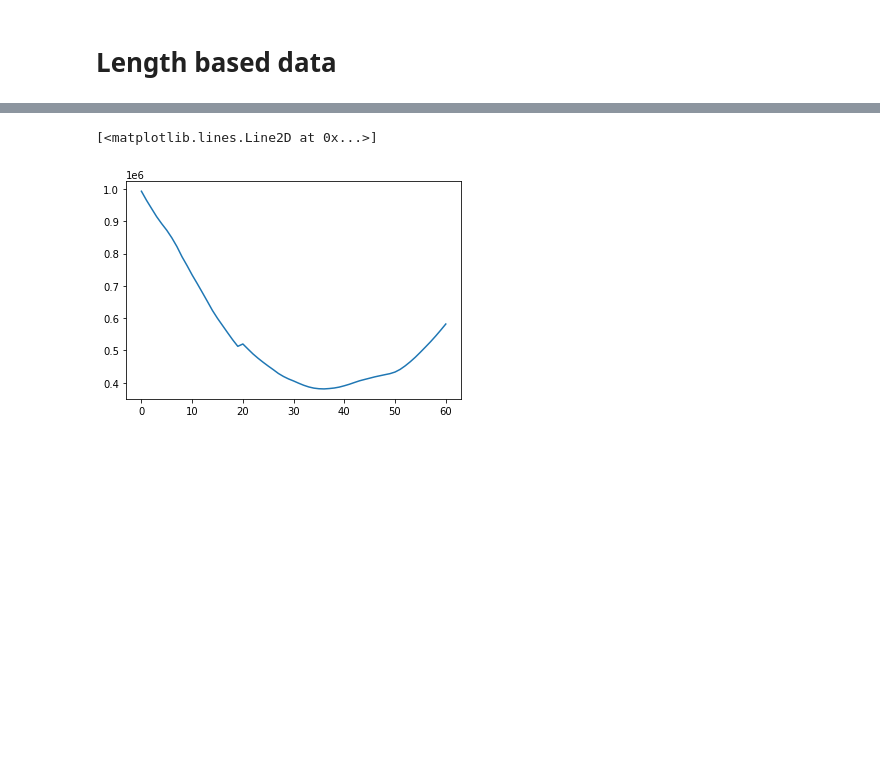
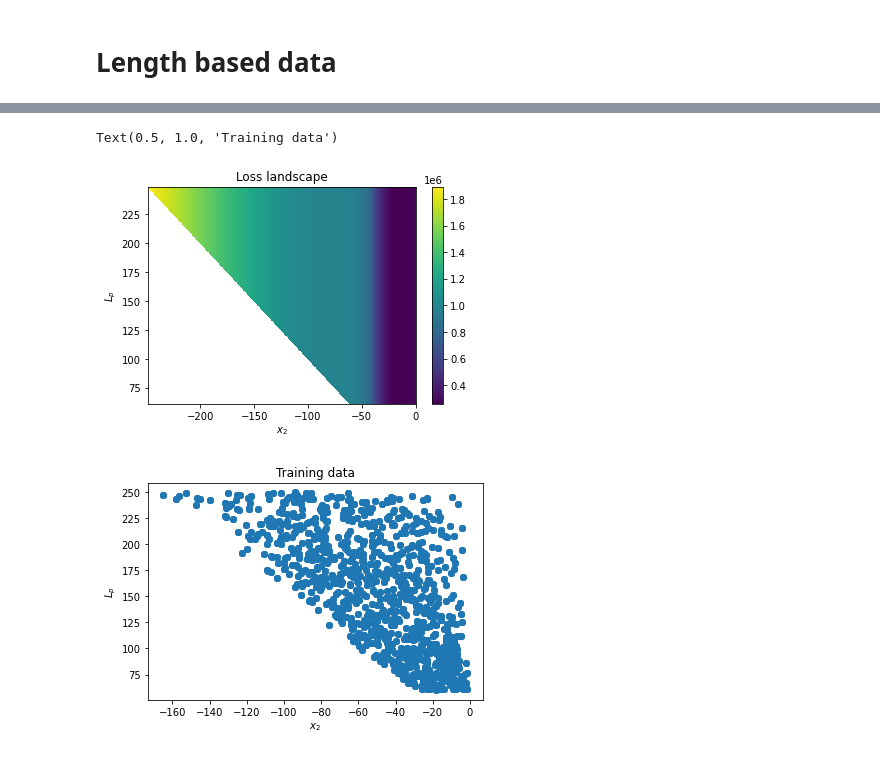
Before and after one commit to zongyi-li/Geo-FNO-catheter, a Jupyter notebook: data_analysis_length.ipynb, the cells around one changed output, grey strips where cells are left out. Drawn from its saved outputs; the diff is of its cells as text; code cells hidden in the pictures; blank space fills up the shorter version.

```diff
--- a/data_analysis_length.ipynb
+++ b/data_analysis_length.ipynb
@@ -180,5 +214,0 @@ Text(0, 0.5, 'x_3')
-# %%
-plt.plot(loss[:,0])
-# %% [output]
-[<matplotlib.lines.Line2D at 0x...>]
-[figure, removed]
@@ -185,3 +239,22 @@ plt.plot(loss[:,0])
+# %%
+X, Y = np.meshgrid(x2_range ,Lp_range)
+plt.pcolormesh(X, Y, loss.transpose())
+plt.colorbar()
+plt.xlabel(r"$x_2$")
+plt.ylabel(r"$L_p$")
+plt.title("Loss landscape")
+
+
+plt.figure()
+plt.scatter(inputPara_raw[4,:], inputPara_raw[2,:])
+plt.xlabel(r"$x_2$")
+plt.ylabel(r"$L_p$")
+plt.title("Training data")
+# plt.ylim([-30, 0])
+# %% [output]
+Text(0.5, 1.0, 'Training data')
+[figure, added]
+[figure, added]
 # %%
 train_data_folder = "/home/tingtaoz/storage/traindatalevy/optimizedtests0906/"
 
```
Also changed, not shown: parts of 13 cells of this notebook, 4 other files.
